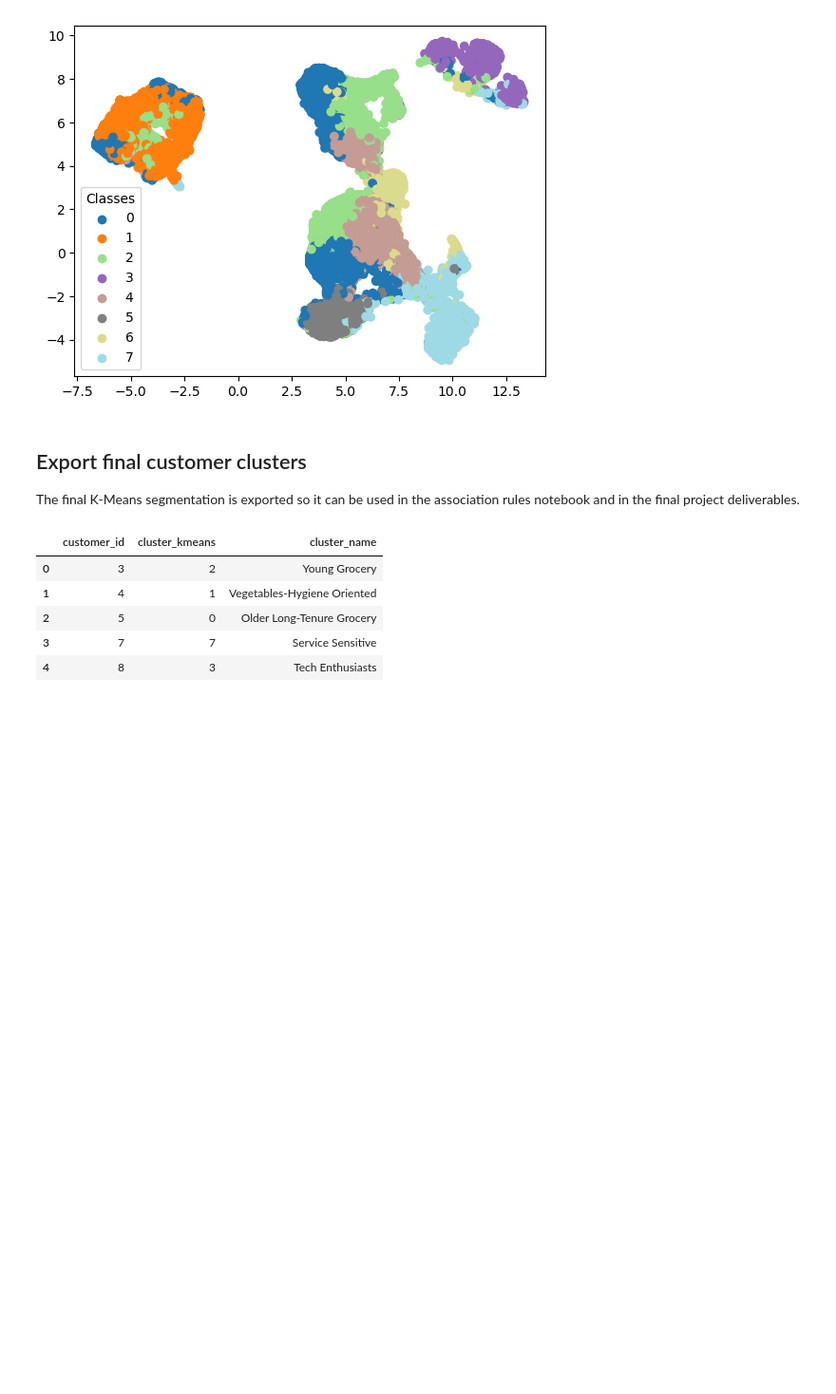
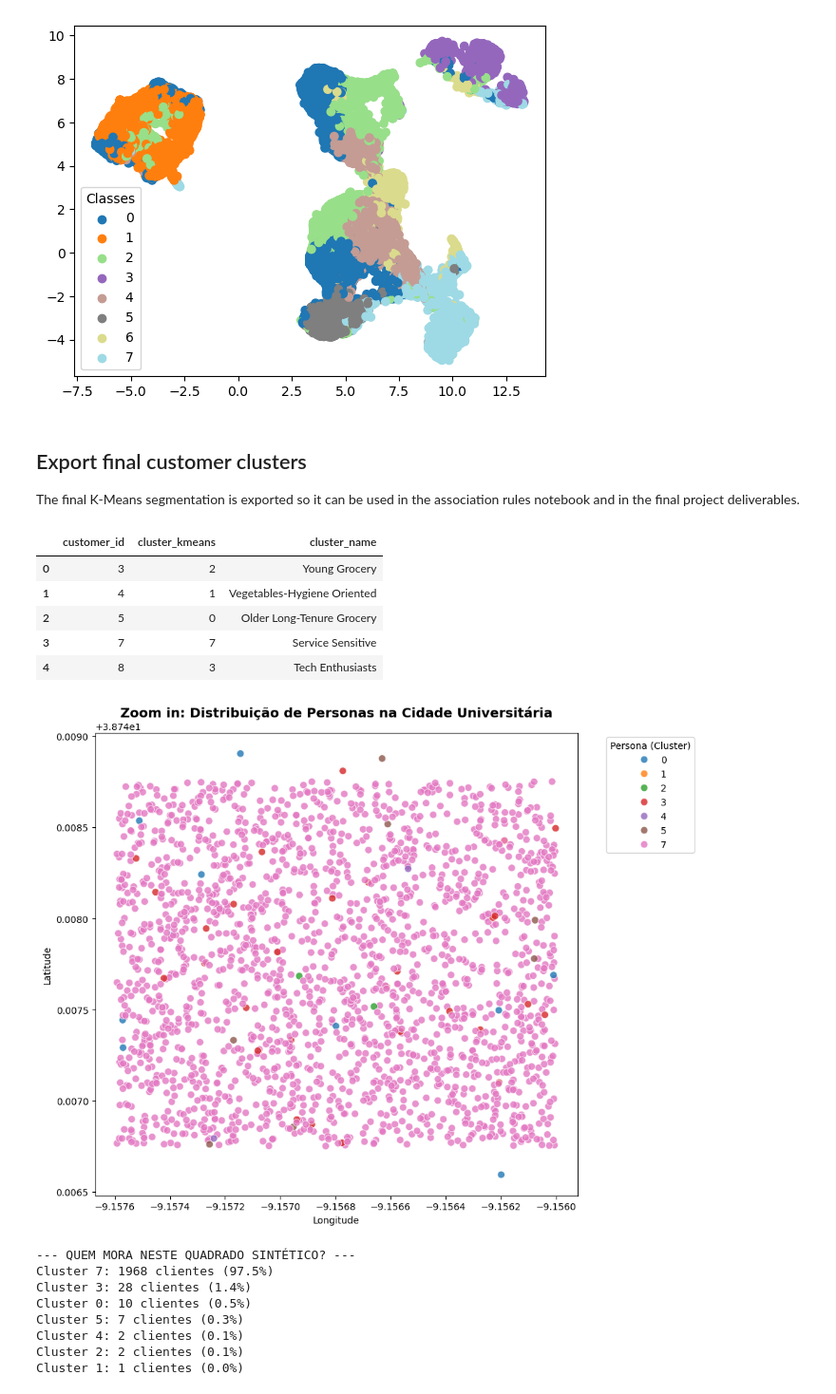
Before and after one commit to tiago2806/ml_project, a Jupyter notebook: notebooks/03_modelling.ipynb, the cells around one changed output. Shown at 95% size. Cells and saved outputs as stored; diff of their text form; code cells hidden in the pictures; blank space fills up the shorter version.

```diff
--- a/notebooks/03_modelling.ipynb
+++ b/notebooks/03_modelling.ipynb
@@ -366,3 +364,67 @@ dataset_export[['customer_id', 'cluster_kmeans', 'cluster_name']].head()
 customer_clusters = dataset_export[['customer_id', 'cluster_kmeans', 'cluster_name']].copy()
 
 customer_clusters.to_csv("../data/customer_clusters.csv", index=False)
+# %%
+import seaborn as sns
+import matplotlib.pyplot as plt
+
+# ---------------------------------------------------------
+# PASSO 1: LIMITES DO QUADRADO (Ajusta os valores olhando para os eixos do teu mapa)
+# ---------------------------------------------------------
+lat_min = 38.7465  # Ponto mais baixo do quadrado (Latitude)
+lat_max = 38.749  # Ponto mais alto do quadrado (Latitude)
+lon_min = -9.1576  # Ponto mais à esquerda (Longitude)
+lon_max = -9.156  # Ponto mais à direita (Longitude)
+
+# ---------------------------------------------------------
+# PASSO 2: CORTAR O DATASET (Ficar apenas com quem vive no quadrado)
+# ---------------------------------------------------------
+mini_cluster_data = dataset[
+    (dataset['latitude'] >= lat_min) & (dataset['latitude'] <= lat_max) &
+    (dataset['longitude'] >= lon_min) & (dataset['longitude'] <= lon_max)
+].copy()
+
+# ---------------------------------------------------------
+# PASSO 3: DESENHAR O MAPA COM ZOOM E CORES
+# ---------------------------------------------------------
+plt.figure(figsize=(10, 8))
+
+sns.scatterplot(
+    data=mini_cluster_data,
+    x='longitude',
+    y='latitude',
+    hue='cluster_kmeans', # Vai usar os teus 8 grupos finais
+    palette='tab10',      # Paleta de cores bem contrastante
+    s=60,                 # Pontos maiores porque fizemos zoom
+    alpha=0.8
+)
+
+plt.title('Zoom in: Distribuição de Personas na Cidade Universitária', fontsize=14, fontweight='bold')
+plt.xlabel('Longitude')
+plt.ylabel('Latitude')
+plt.legend(title='Persona (Cluster)', bbox_to_anchor=(1.05, 1), loc='upper left')
+plt.tight_layout()
+plt.show()
+
+# ---------------------------------------------------------
+# PASSO 4: A VERDADE MATEMÁTICA (Imprime as percentagens na consola)
+# ---------------------------------------------------------
+print("--- QUEM MORA NESTE QUADRADO SINTÉTICO? ---")
+if len(mini_cluster_data) == 0:
+    print("Aviso: O quadrado está vazio. Afina os valores de lat_min/max e lon_min/max no Passo 1!")
+else:
+    contagem = mini_cluster_data['cluster_kmeans'].value_counts()
+    percentagens = mini_cluster_data['cluster_kmeans'].value_counts(normalize=True) * 100
+
+    for cluster, qtd in contagem.items():
+        print(f"Cluster {cluster}: {qtd} clientes ({percentagens[cluster]:.1f}%)")
+# %% [output]
+[figure, added]
+--- QUEM MORA NESTE QUADRADO SINTÉTICO? ---
+Cluster 7: 1968 clientes (97.5%)
+Cluster 3: 28 clientes (1.4%)
+Cluster 0: 10 clientes (0.5%)
+Cluster 5: 7 clientes (0.3%)
+Cluster 4: 2 clientes (0.1%)
+Cluster 2: 2 clientes (0.1%)
+Cluster 1: 1 clientes (0.0%)
```
Also changed, not shown: parts of 11 cells of this notebook, 1 other file.
